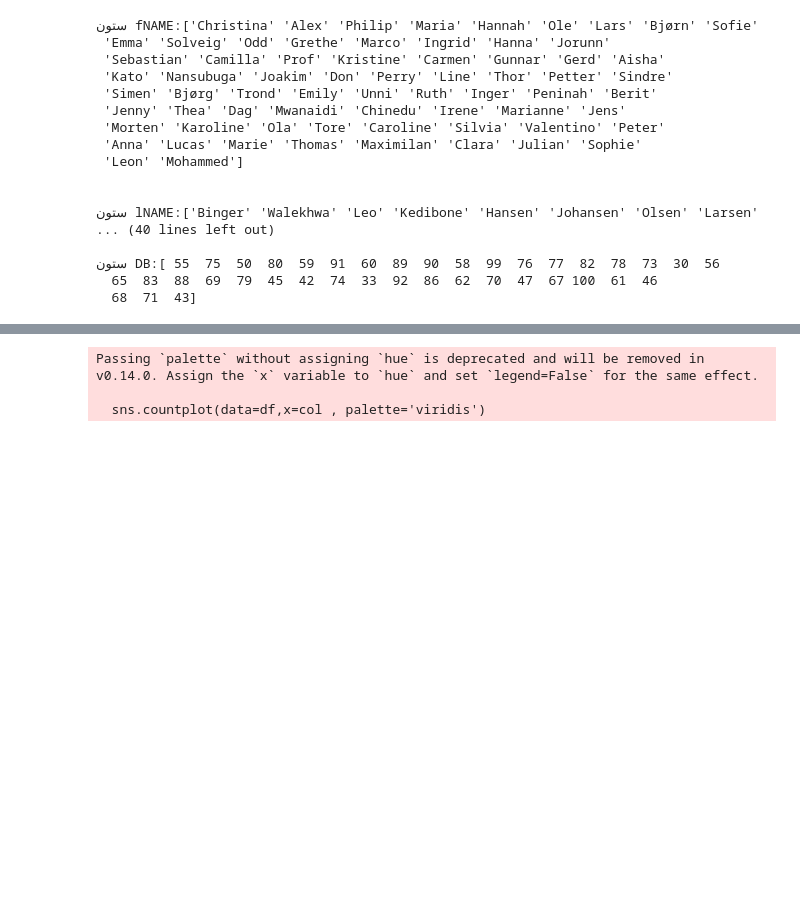
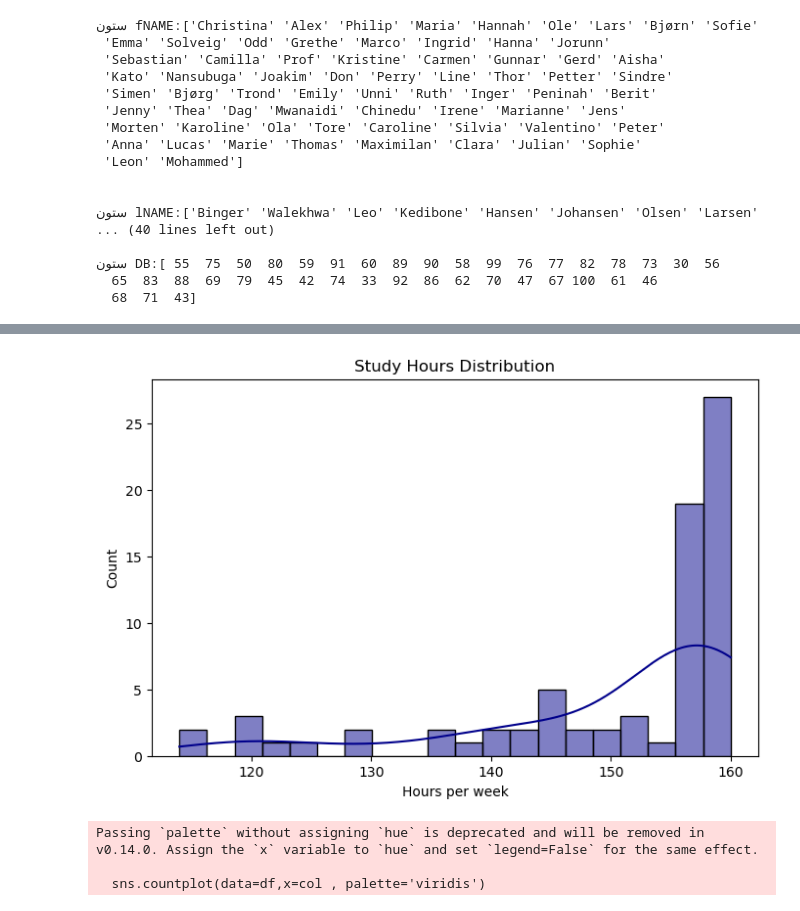
Before and after one commit to Moein1239/Student-Success-Optimization, a Jupyter notebook: Code/United1.ipynb, the cells around one changed output, grey strips where cells are left out. Drawn from its saved outputs; the diff is of its cells as text; code cells hidden in the pictures; blank space fills up the shorter version.

```diff
--- a/Code/United1.ipynb
+++ b/Code/United1.ipynb
@@ -149,3 +158,12 @@ df.describe().T
+# %%
+plt.figure(figsize=(8,5))
+sns.histplot(df['studyHOURS'], bins=20, kde=True, color="darkblue")
+plt.title("Study Hours Distribution")
+plt.xlabel("Hours per week")
+plt.ylabel("Count")
+plt.show()
+# %% [output]
+[figure, added]
 # %%
 categorical_cols = ['gender', 'country', 'residence', 'prevEducation']
 for col in categorical_cols:
```
Also changed, not shown: parts of 7 cells of this notebook.
